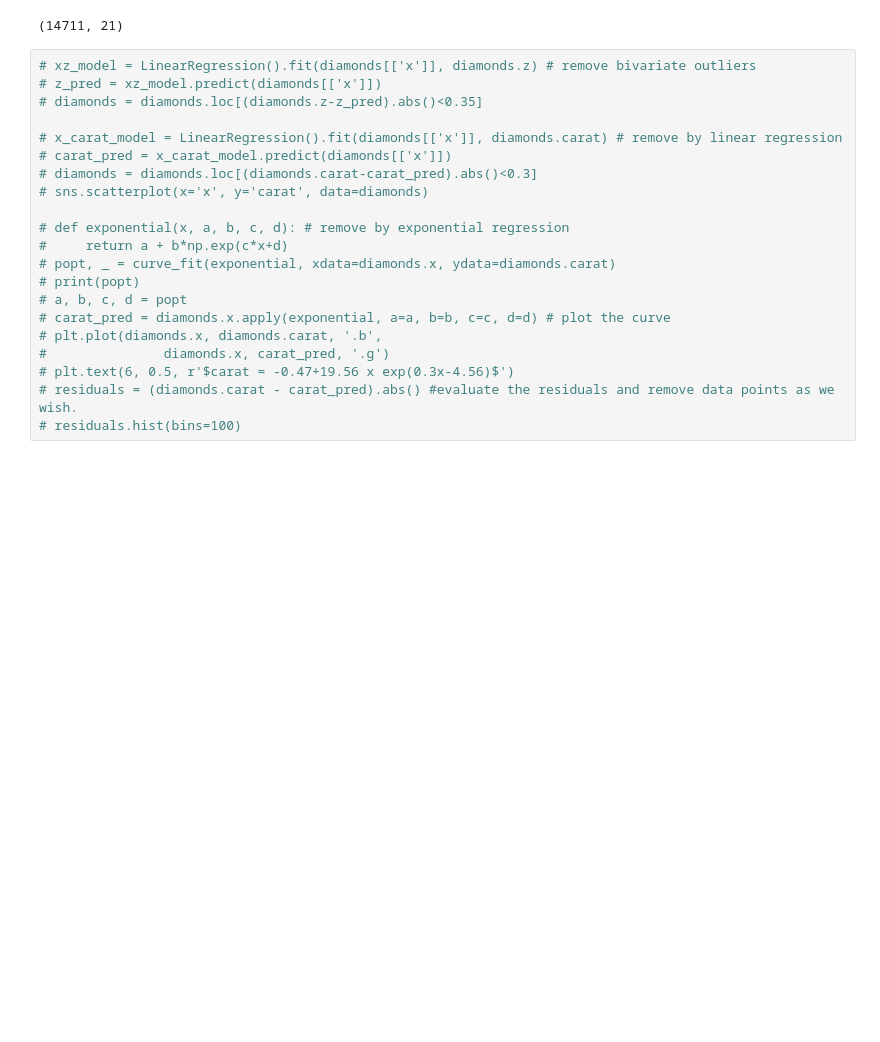
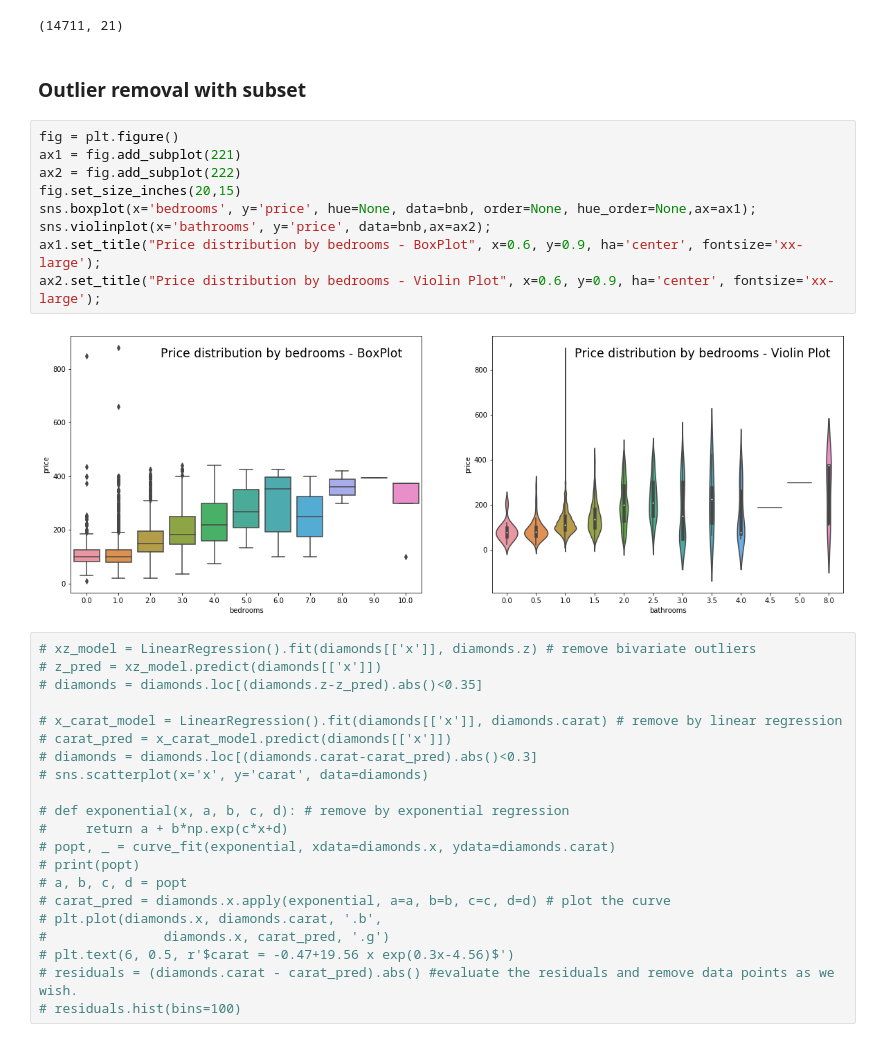
Before and after one commit to orbenishay/Regression-Project, a Jupyter notebook: Amsterdam3.ipynb, the cells around one changed output. Saved outputs shown, nothing was run; the diff lists cells and outputs as text; blank space fills up the shorter version.

```diff
--- a/Amsterdam3.ipynb
+++ b/Amsterdam3.ipynb
@@ -192,6 +192,19 @@ for col in [bnb.longitude, bnb.latitude, bnb.d_centre, bnb.price, bnb.minimum_ni
 bnb.shape
 # %% [output]
 (14711, 21)
+# %% [markdown]
+### **Outlier removal with subset**
+# %%
+fig = plt.figure()
+ax1 = fig.add_subplot(221)
+ax2 = fig.add_subplot(222)
+fig.set_size_inches(20,15)
+sns.boxplot(x='bedrooms', y='price', hue=None, data=bnb, order=None, hue_order=None,ax=ax1);
+sns.violinplot(x='bathrooms', y='price', data=bnb,ax=ax2);
+ax1.set_title("Price distribution by bedrooms - BoxPlot", x=0.6, y=0.9, ha='center', fontsize='xx-large');
+ax2.set_title("Price distribution by bedrooms - Violin Plot", x=0.6, y=0.9, ha='center', fontsize='xx-large');
+# %% [output]
+[figure, added]
 # %%
 # xz_model = LinearRegression().fit(diamonds[['x']], diamonds.z) # remove bivariate outliers
 # z_pred = xz_model.predict(diamonds[['x']])
```
Also changed, not shown: parts of 6 cells of this notebook.
